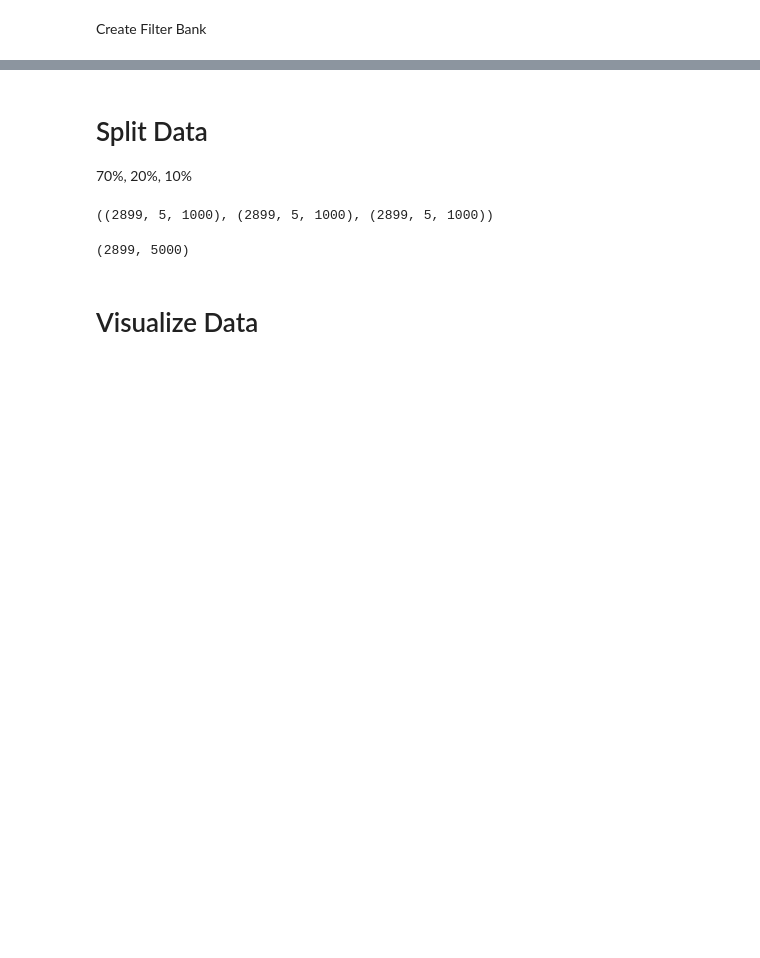
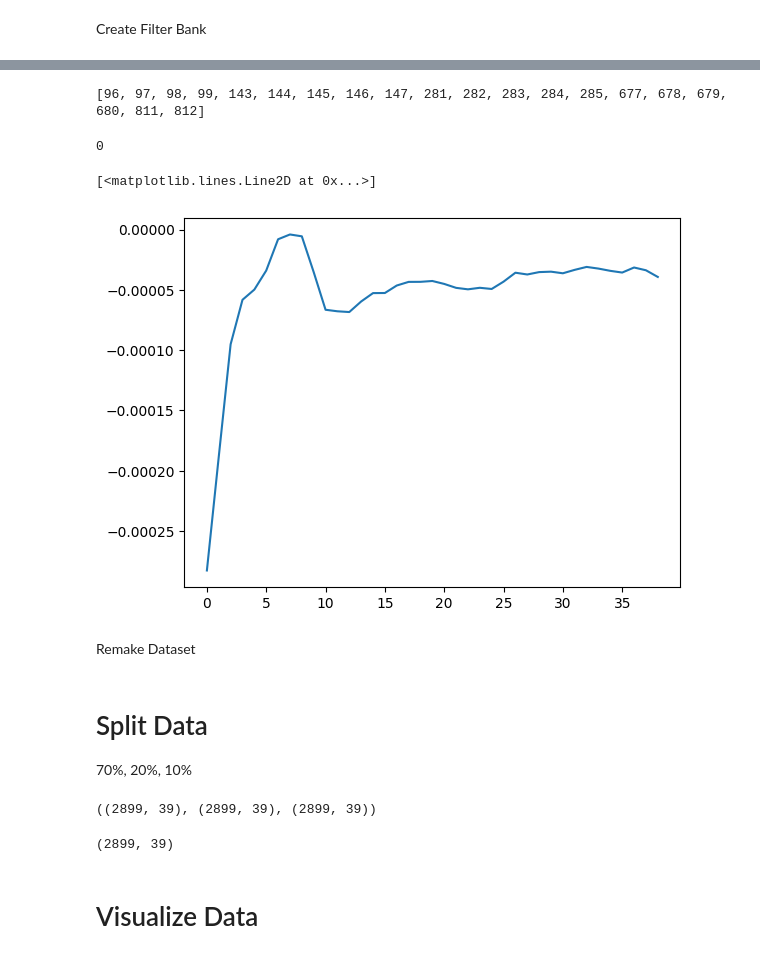
Before and after one commit to Loic017/TinyML-for-Epileptic-Seizures, a Jupyter notebook: seizure_training_mfcc.ipynb, the cells around one changed output, grey strips where cells are left out. Drawn from its saved outputs; the diff is of its cells as text; code cells hidden in the pictures; blank space fills up the shorter version.

```diff
--- a/seizure_training_mfcc.ipynb
+++ b/seizure_training_mfcc.ipynb
@@ -204,0 +218,19 @@ for n in range(filters.shape[0]):
+# %%
+list_of_1s = []
+for i, v in enumerate(dataset.y):
+    if v == 1:
+        list_of_1s.append(i)
+
+print(list_of_1s[:20])
+# %% [output]
+[96, 97, 98, 99, 143, 144, 145, 146, 147, 281, 282, 283, 284, 285, 677, 678, 679, 680, 811, 812]
+# %%
+x = 999
+print(dataset.y[x])
+plt.plot(mfcc[x])
+# %% [output]
+0
+[<matplotlib.lines.Line2D at 0x...>]
+[figure, added]
+# %% [markdown]
+Remake Dataset
@@ -207,35 +265,49 @@ for n in range(filters.shape[0]):
 
 70%, 20%, 10%
 # %%
-if (int(len(dataset) * 0.7) + int(len(dataset) * 0.2) + int(len(dataset) * 0.1)) != len(
-    dataset
-):
+if (
+    int(len(new_balanced_train_dataset) * 0.7)
+    + int(len(new_balanced_train_dataset) * 0.2)
+    + int(len(new_balanced_train_dataset) * 0.1)
+) != len(new_balanced_train_dataset):
+
+
     train_set, eval_set, test_set = random_split(
-        dataset,
+        new_balanced_train_dataset,
+
         [
-            math.ceil(len(dataset) * 0.7),
-            int(len(dataset) * 0.2),
-            int(len(dataset) * 0.1),
+            math.ceil(len(new_balanced_train_dataset) * 0.7),
+            int(len(new_balanced_train_dataset) * 0.2),
+            int(len(new_balanced_train_dataset) * 0.1),
         ],
     )
+
+
 else:
+
+
     train_set, eval_set, test_set = random_split(
-        dataset,
-        [int(len(dataset) * 0.7), int(len(dataset) * 0.2), int(len(dataset) * 0.1)],
+        new_balanced_train_dataset,
+
+        [
+            int(len(new_balanced_train_dataset) * 0.7),
+            int(len(new_balanced_train_dataset) * 0.2),
+            int(len(new_balanced_train_dataset) * 0.1),
+        ],
     )
+
+
 
 train_set.dataset.x[train_set.indices].shape, eval_set.dataset.x[
     train_set.indices
+
 ].shape, test_set.dataset.x[train_set.indices].shape
 # %% [output]
-((2899, 5, 1000), (2899, 5, 1000), (2899, 5, 1000))
+((2899, 39), (2899, 39), (2899, 39))
 # %%
-x_train_reshaped = train_set.dataset.x[train_set.indices]
-x_train_reshaped = x_train_reshaped.reshape(2899, -1)
-
-x_train_reshaped.shape
+train_set.dataset.x[train_set.indices].shape
 # %% [output]
-(2899, 5000)
+(2899, 39)
 # %% [markdown]
 # Visualize Data
 # %%
```
Also changed, not shown: parts of 48 cells of this notebook, 1 other file.
